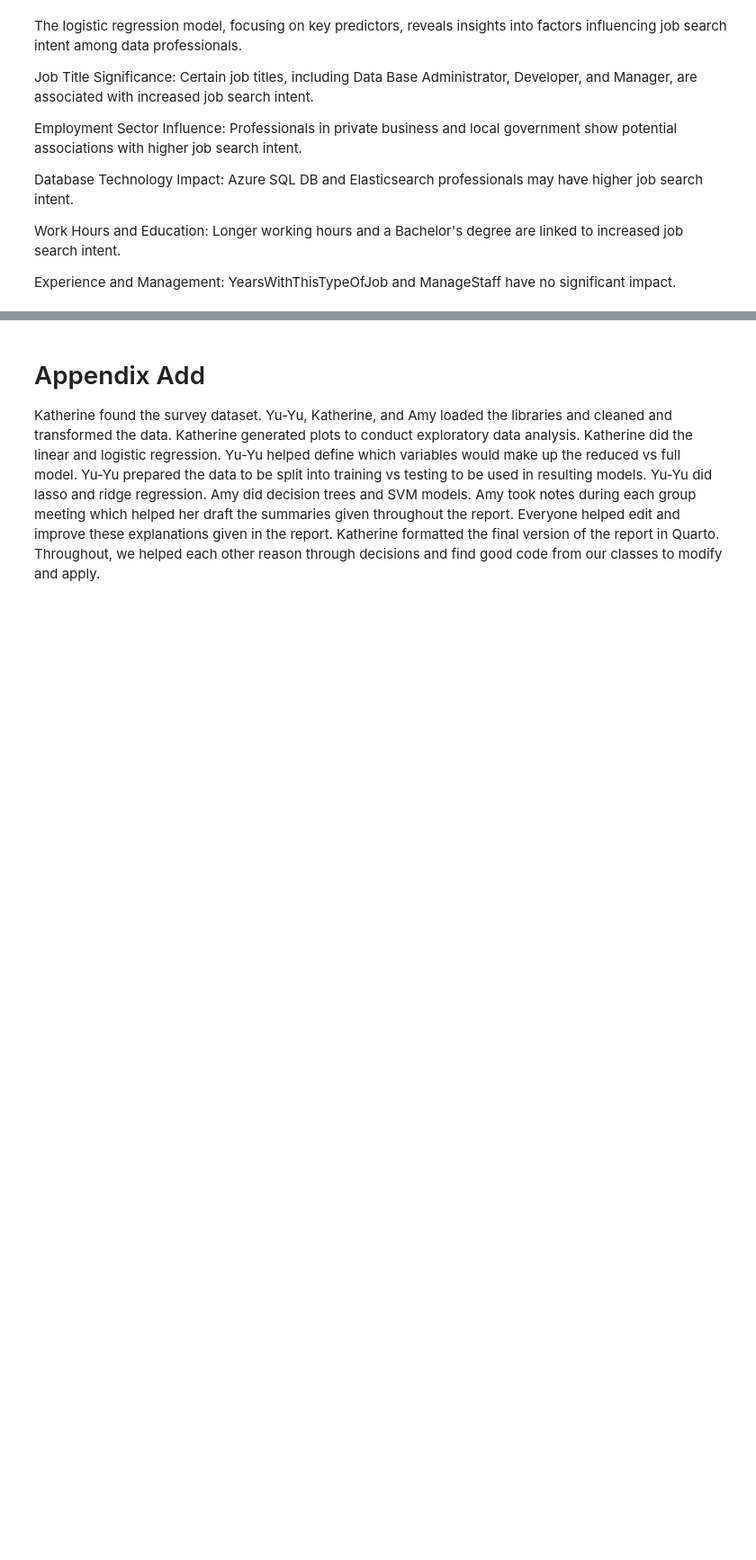
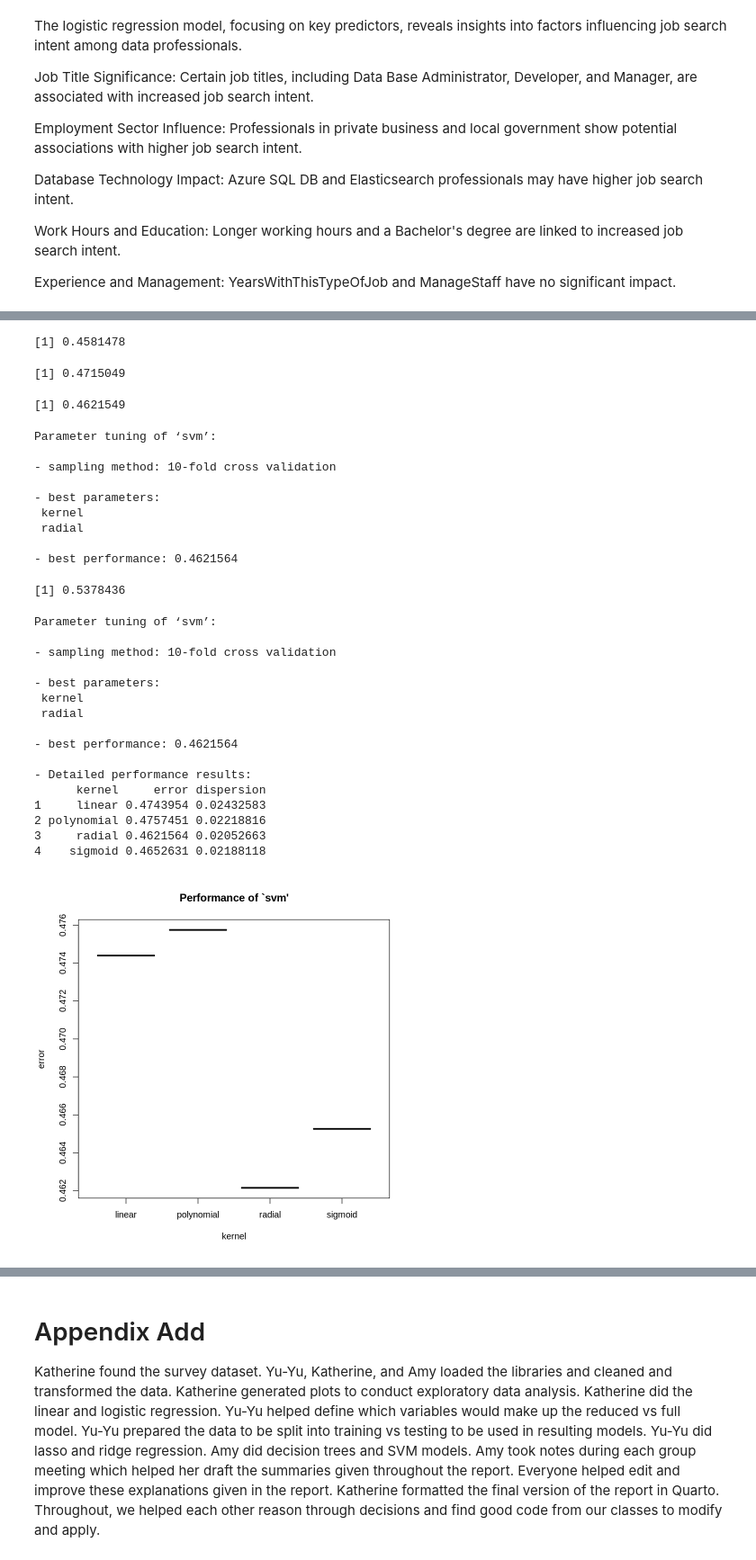
Before and after one commit to amymailo/salaryofdataprofessionals, a Jupyter notebook: STAT_627_Project.ipynb, the cells around one changed output, grey strips where cells are left out. Shown at 90% size. Drawn from its saved outputs; the diff is of its cells as text; code cells hidden in the pictures; blank space fills up the shorter version.

```diff
--- a/STAT_627_Project.ipynb
+++ b/STAT_627_Project.ipynb
@@ -1108,0 +1059,50 @@ The SVM model predicts job change likelihood based on features like Salary, JobT
+# %%
+#Amy & Yu-Yu - SVM
+install.packages("e1071")
+library(e1071)
+# Fit support vector classifier (linear kernel) to training data
+svm_linear_train <- svm(LookingForAnotherJob ~ SalaryUSD + YearsWithThisDatabase + EmploymentStatus +
+    JobTitle + EmploymentSector + ManageStaff +
+    HoursWorkedPerWeek + Education + YearsWithThisTypeOfJob, data = salary1_train, kernel = "linear")
+svm_radial_train <- svm(LookingForAnotherJob ~ SalaryUSD + YearsWithThisDatabase + EmploymentStatus +
+    JobTitle + EmploymentSector + ManageStaff +
+    HoursWorkedPerWeek + Education + YearsWithThisTypeOfJob, data = salary1_train, kernel = "radial")
+svm_poly_train <- svm(LookingForAnotherJob ~ SalaryUSD + YearsWithThisDatabase + EmploymentStatus +
+    JobTitle + EmploymentSector + ManageStaff +
+    HoursWorkedPerWeek + Education + YearsWithThisTypeOfJob, data = salary1_train, kernel = "polynomial")
+svm_sig_train <- svm(LookingForAnotherJob ~ SalaryUSD + YearsWithThisDatabase + EmploymentStatus +
+    JobTitle + EmploymentSector + ManageStaff +
+    HoursWorkedPerWeek + Education + YearsWithThisTypeOfJob, data = salary1_train, kernel = "sigmoid")
+
+
+Yhat_linear <- predict(svm_linear_train, newdata = salary1_test)
+misclass_rate_linear <- mean(Yhat_linear != salary1_test$LookingForAnotherJob)
+misclass_rate_linear
+
+
+Yhat_radial <- predict(svm_radial_train, newdata = salary1_test)
+misclass_rate_radial <- mean(Yhat_radial != salary1_test$LookingForAnotherJob)
+misclass_rate_radial
+
+Yhat_poly <- predict(svm_poly_train, newdata = salary1_test)
+misclass_rate_poly <- mean(Yhat_poly != salary1_test$LookingForAnotherJob)
+misclass_rate_poly
+
+Yhat_sig <- predict(svm_sig_train, newdata = salary1_test)
+misclass_rate_sig <- mean(Yhat_sig != salary1_test$LookingForAnotherJob)
+misclass_rate_sig
+
+set.seed(123)
+SVMtuning <- tune(svm, LookingForAnotherJob ~ SalaryUSD + YearsWithThisDatabase + EmploymentStatus +
+    JobTitle + EmploymentSector + ManageStaff +
+    HoursWorkedPerWeek + Education + YearsWithThisTypeOfJob, data = salary1,
+                  ranges = list(kernel = c("linear", "polynomial", "radial", "sigmoid")))
+SVMtuning
+#Radial is the best parameter with a performance of 47%
+
+1 - SVMtuning$best.performance
+
+summary(SVMtuning) # provides three outputs
+
+plot(SVMtuning)
+# %% [output]
@@ -1108,0 +1112,30 @@ The SVM model predicts job change likelihood based on features like Salary, JobT
+[1] 0.4581478
+[1] 0.4715049
+[1] 0.4621549
+Parameter tuning of ‘svm’:
+
+- sampling method: 10-fold cross validation
+
+- best parameters:
+ kernel
+ radial
+
+- best performance: 0.4621564
+[1] 0.5378436
+Parameter tuning of ‘svm’:
+
+- sampling method: 10-fold cross validation
+
+- best parameters:
+ kernel
+ radial
+
+- best performance: 0.4621564
+
+- Detailed performance results:
+      kernel     error dispersion
+1     linear 0.4743954 0.02432583
+2 polynomial 0.4757451 0.02218816
+3     radial 0.4621564 0.02052663
+4    sigmoid 0.4652631 0.02188118
+[figure, added]
```
Also changed, not shown: parts of 17 cells of this notebook.
